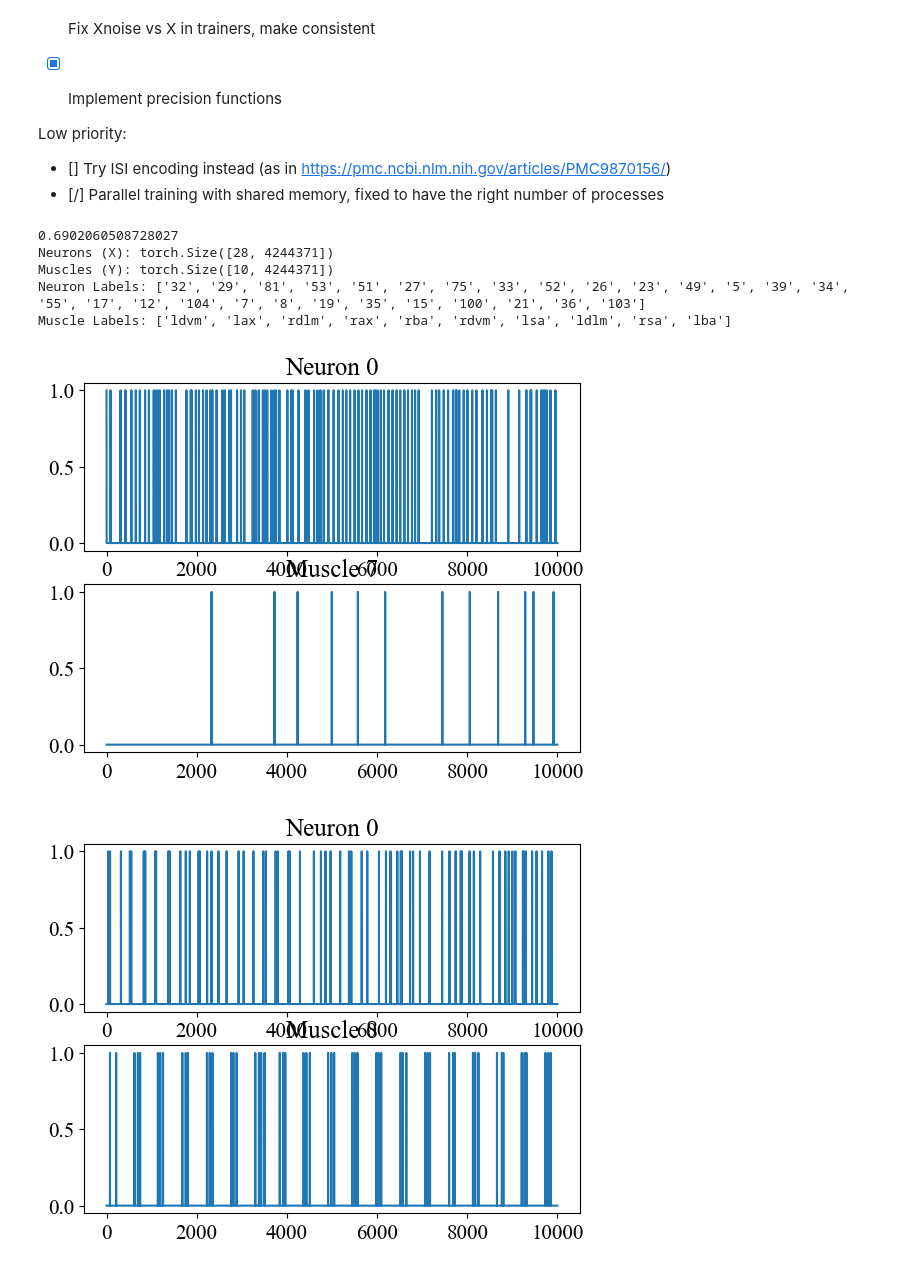
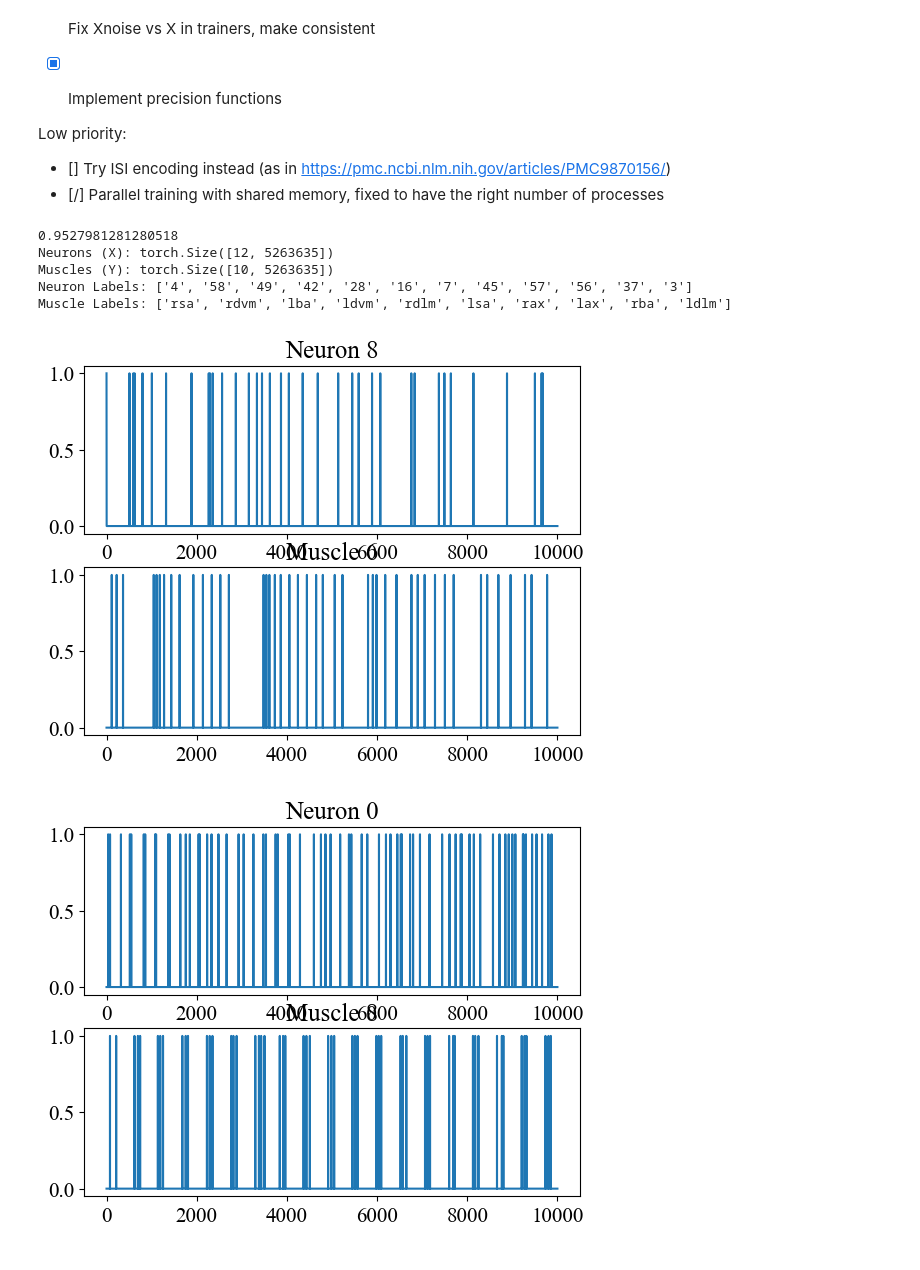
Before and after one commit to LeoJW/VNCMPanalysis, a Jupyter notebook: eslam_MI/Mothy_MI.ipynb, the cells around one changed output. Cells and saved outputs as stored; diff of their text form; code cells hidden in the pictures.

```diff
--- a/eslam_MI/Mothy_MI.ipynb
+++ b/eslam_MI/Mothy_MI.ipynb
@@ -76,33 +76,33 @@ Low priority:
 # %%
 # Read the data and apply some binning/downsampling
 period = 0.0001
 tic = time.time()
-X, Y, x_labels, y_labels, bout_starts = read_spike_data(os.path.join(data_dir, '2025-03-12_1'), period, neuron_label_filter=1)
+X, Y, x_labels, y_labels, bout_starts = read_spike_data(os.path.join(data_dir, '2025-03-20'), period, neuron_label_filter=1)
 print(time.time() - tic)
 
 print(f"Neurons (X): {X.shape}")
 print(f"Muscles (Y): {Y.shape}")
 print("Neuron Labels:", x_labels)
 print("Muscle Labels:", y_labels)
 
 # Plot sample of activity
 pl = 10000
 useneuron, usemuscle = np.random.choice(X.shape[0]), np.random.choice(Y.shape[0])
-useneuron = 0
+useneuron = 8
 idx = torch.nonzero(X[useneuron,:])[0][0]
 fig, ax = plt.subplots(2, 1)
 ax[0].plot(X[useneuron,idx:idx+pl].cpu())
 ax[1].plot(Y[usemuscle,idx:idx+pl].cpu())
 ax[0].set_title(f'Neuron {useneuron}')
 ax[1].set_title(f'Muscle {usemuscle}')
 fig.show()
 # %% [output]
-0.6902060508728027
-Neurons (X): torch.Size([28, 4244371])
-Muscles (Y): torch.Size([10, 4244371])
-Neuron Labels: ['32', '29', '81', '53', '51', '27', '75', '33', '52', '26', '23', '49', '5', '39', '34', '55', '17', '12', '104', '7', '8', '19', '35', '15', '100', '21', '36', '103']
-Muscle Labels: ['ldvm', 'lax', 'rdlm', 'rax', 'rba', 'rdvm', 'lsa', 'ldlm', 'rsa', 'lba']
+0.9527981281280518
+Neurons (X): torch.Size([12, 5263635])
+Muscles (Y): torch.Size([10, 5263635])
+Neuron Labels: ['4', '58', '49', '42', '28', '16', '7', '45', '57', '56', '37', '3']
+Muscle Labels: ['rsa', 'rdvm', 'lba', 'ldvm', 'rdlm', 'lsa', 'rax', 'lax', 'rba', 'ldlm']
-[figure, old version]
+[figure, new version]
 # %%
 pl = 10000
 useneuron, usemuscle = np.random.choice(X.shape[0]), np.random.choice(Y.shape[0])
```
Also changed, not shown: 4 other files.
